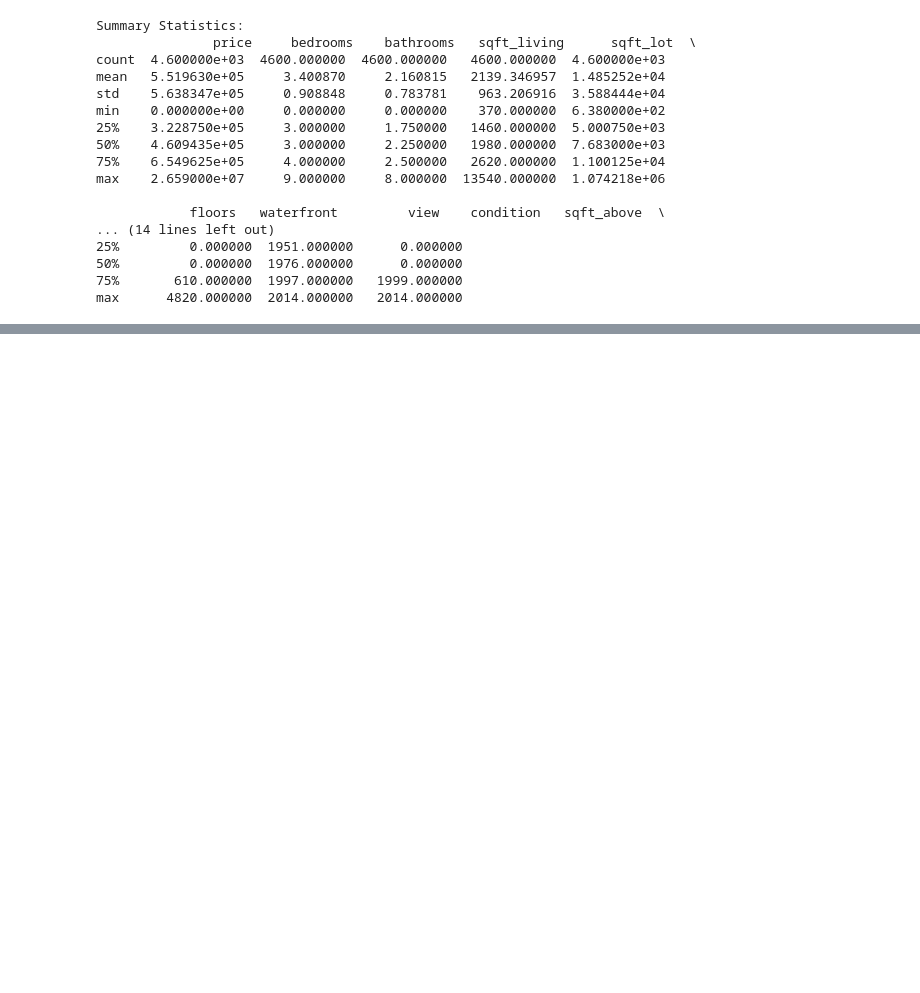
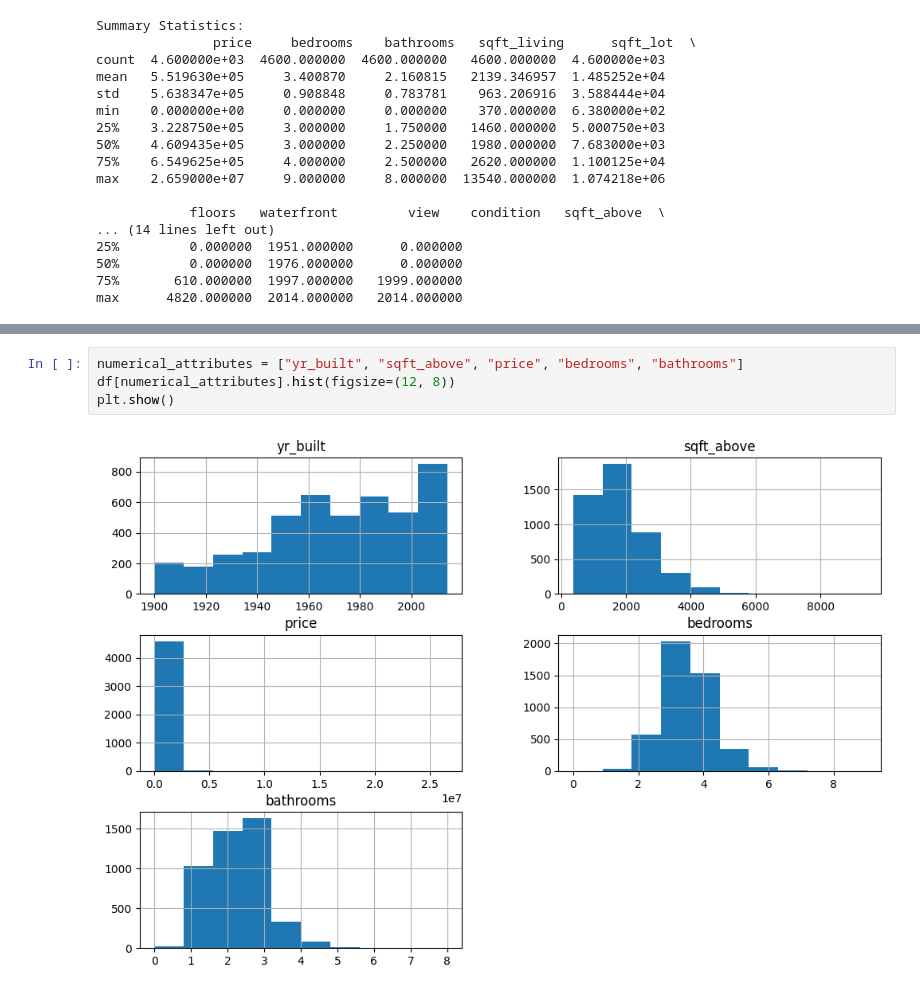
Before and after one commit to victorjoseij/1st-trimester, a Jupyter notebook: 2348570_EX1.ipynb, the cells around one changed output, grey strips where cells are left out. Cells and saved outputs as stored; diff of their text form; blank space fills up the shorter version.

```diff
--- a/2348570_EX1.ipynb
+++ b/2348570_EX1.ipynb
@@ -82,0 +82,6 @@ KeyError: ignored
+# %%
+numerical_attributes = ["yr_built", "sqft_above", "price", "bedrooms", "bathrooms"]
+df[numerical_attributes].hist(figsize=(12, 8))
+plt.show()
+# %% [output]
+[figure, added]
```
Also changed, not shown: parts of 12 cells of this notebook.
